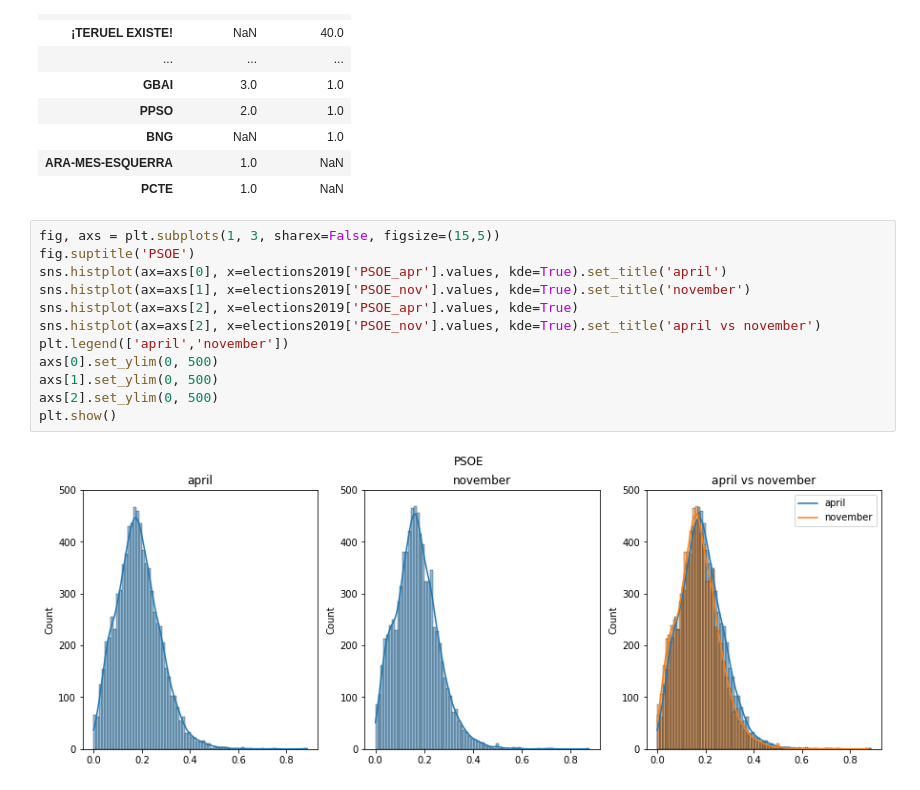
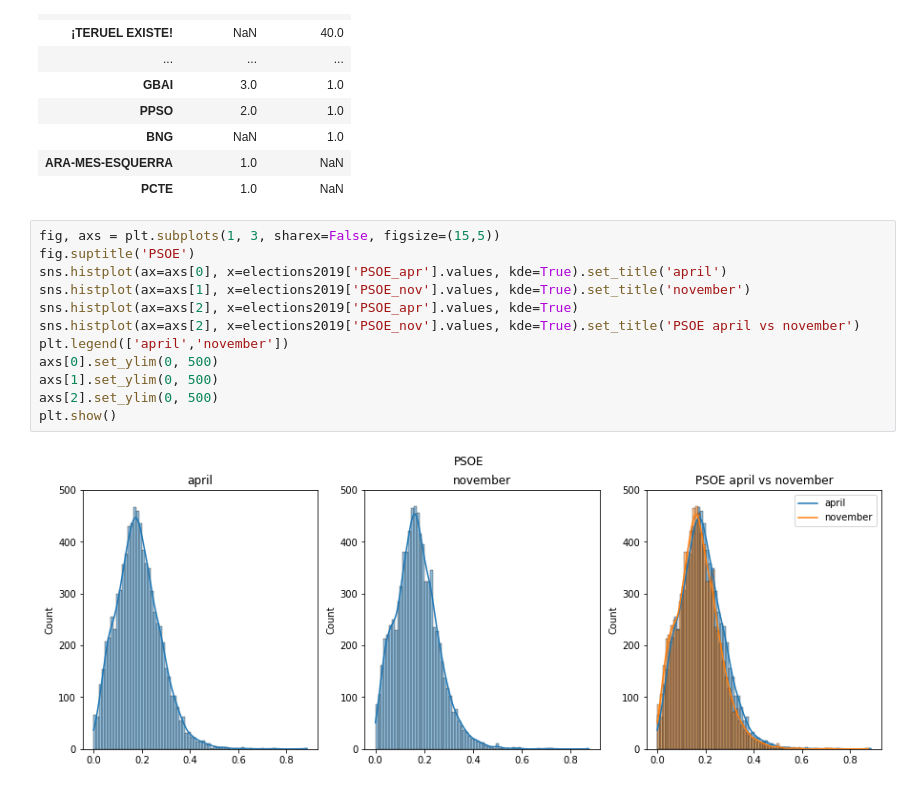
Before and after one commit to Rafael-Bardisa/Visual-Analytics-Final-Project, a Jupyter notebook: first_data_inspection.ipynb, the cells around one changed output. Saved outputs shown, nothing was run; the diff lists cells and outputs as text.

```diff
--- a/first_data_inspection.ipynb
+++ b/first_data_inspection.ipynb
@@ -254,17 +402,17 @@ elections2019["Popular_apr"].value_counts().to_frame().join(elections2019["Popul
 # %%
 fig, axs = plt.subplots(1, 3, sharex=False, figsize=(15,5))
 fig.suptitle('PSOE')
 sns.histplot(ax=axs[0], x=elections2019['PSOE_apr'].values, kde=True).set_title('april')
 sns.histplot(ax=axs[1], x=elections2019['PSOE_nov'].values, kde=True).set_title('november')
 sns.histplot(ax=axs[2], x=elections2019['PSOE_apr'].values, kde=True)
-sns.histplot(ax=axs[2], x=elections2019['PSOE_nov'].values, kde=True).set_title('april vs november')
+sns.histplot(ax=axs[2], x=elections2019['PSOE_nov'].values, kde=True).set_title('PSOE april vs november')
 plt.legend(['april','november'])
 axs[0].set_ylim(0, 500)
 axs[1].set_ylim(0, 500)
 axs[2].set_ylim(0, 500)
 plt.show()
 # %% [output]
-[figure, old version]
+[figure, new version]
 # %%
 fig, axs = plt.subplots(1, 3, sharex=False, figsize=(15,5))
 fig.suptitle('PP')
```
Also changed, not shown: parts of 32 cells of this notebook, 2 other files.
